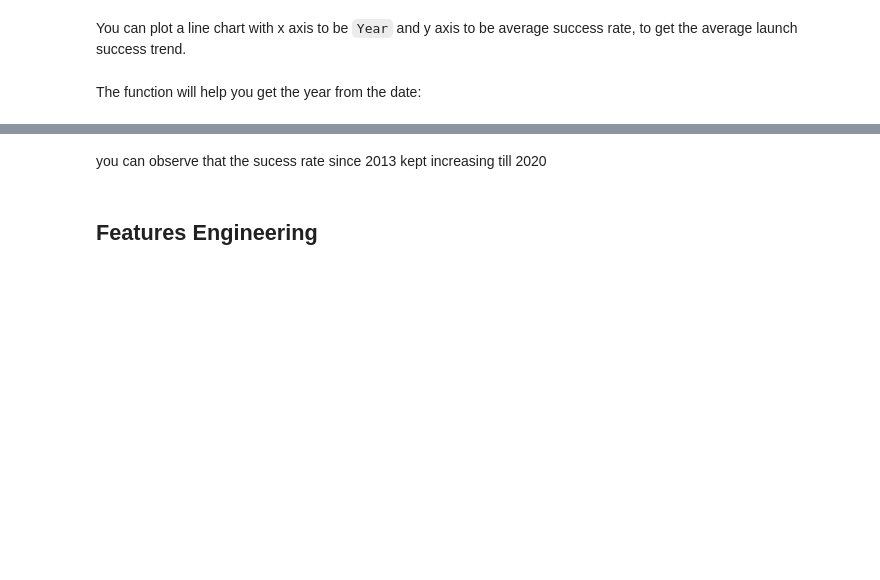
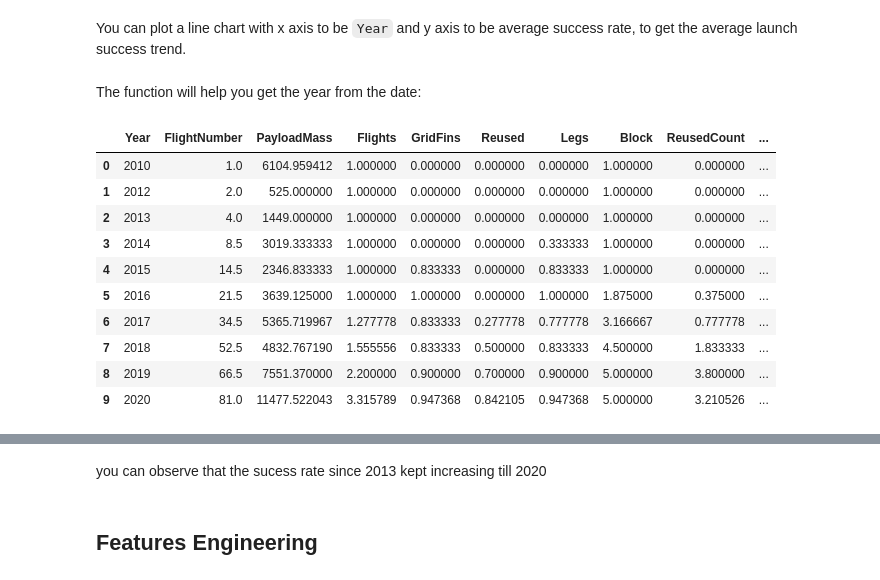
Before and after one commit to weisds/SpaceX_Analysis, a Jupyter notebook: jupyter_labs_eda_dataviz.ipynb, the cells around one changed output, grey strips where cells are left out. Saved outputs shown, nothing was run; the diff lists cells and outputs as text; code cells hidden in the pictures; blank space fills up the shorter version.

```diff
--- a/jupyter_labs_eda_dataviz.ipynb
+++ b/jupyter_labs_eda_dataviz.ipynb
@@ -174,3 +174,19 @@ def Extract_year(date):
 # %%
 # Plot a line chart with x axis to be the extracted year and y axis to be the success rate
 df['Year'] = Extract_year(df['Date'])
+# %%
+gb_year = df.groupby(by = 'Year').mean()
+gb_year = gb_year.reset_index()
+gb_year
+# %% [output]
+|  | Year | FlightNumber | PayloadMass | Flights | GridFins | Reused | Legs | Block | ReusedCount | ... |
+| 0 | 2010 | 1.0 | 6104.959412 | 1.000000 | 0.000000 | 0.000000 | 0.000000 | 1.000000 | 0.000000 | ... |
+| 1 | 2012 | 2.0 | 525.000000 | 1.000000 | 0.000000 | 0.000000 | 0.000000 | 1.000000 | 0.000000 | ... |
+| 2 | 2013 | 4.0 | 1449.000000 | 1.000000 | 0.000000 | 0.000000 | 0.000000 | 1.000000 | 0.000000 | ... |
+| 3 | 2014 | 8.5 | 3019.333333 | 1.000000 | 0.000000 | 0.000000 | 0.333333 | 1.000000 | 0.000000 | ... |
+| 4 | 2015 | 14.5 | 2346.833333 | 1.000000 | 0.833333 | 0.000000 | 0.833333 | 1.000000 | 0.000000 | ... |
+| 5 | 2016 | 21.5 | 3639.125000 | 1.000000 | 1.000000 | 0.000000 | 1.000000 | 1.875000 | 0.375000 | ... |
+| 6 | 2017 | 34.5 | 5365.719967 | 1.277778 | 0.833333 | 0.277778 | 0.777778 | 3.166667 | 0.777778 | ... |
+| 7 | 2018 | 52.5 | 4832.767190 | 1.555556 | 0.833333 | 0.500000 | 0.833333 | 4.500000 | 1.833333 | ... |
+| 8 | 2019 | 66.5 | 7551.370000 | 2.200000 | 0.900000 | 0.700000 | 0.900000 | 5.000000 | 3.800000 | ... |
+| 9 | 2020 | 81.0 | 11477.522043 | 3.315789 | 0.947368 | 0.842105 | 0.947368 | 5.000000 | 3.210526 | ... |
```
Also changed, not shown: parts of 3 cells of this notebook.
